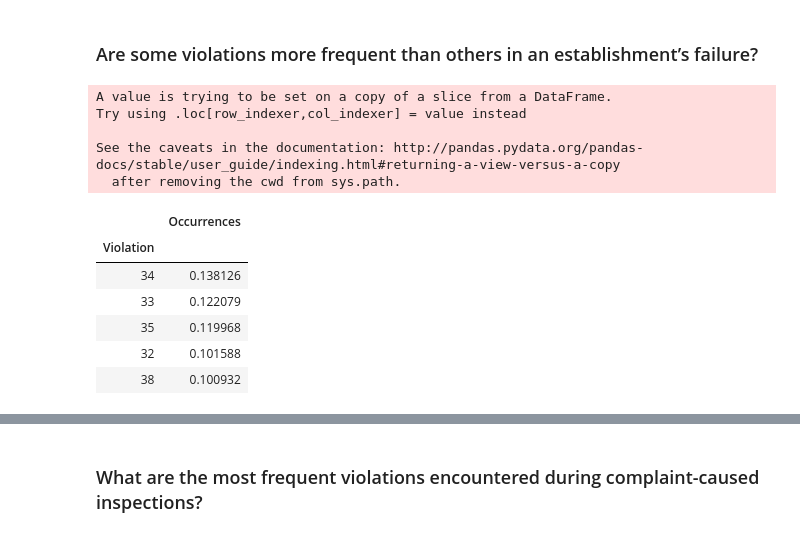
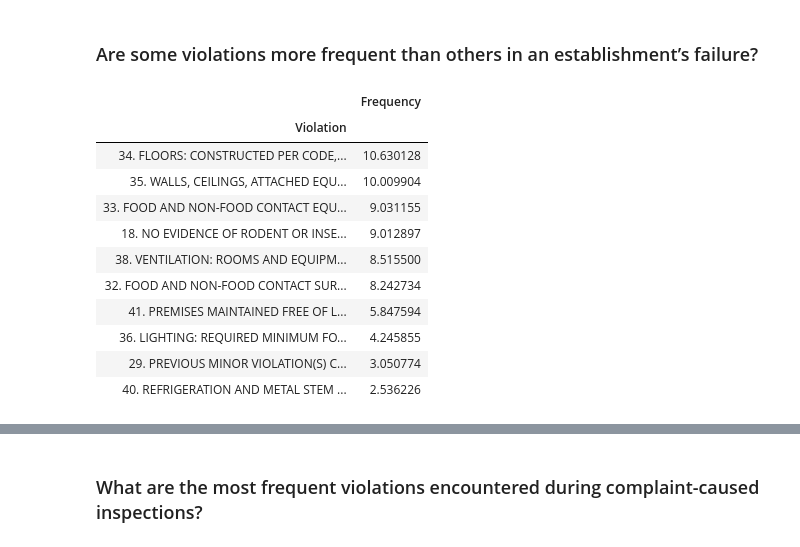
Before and after one commit to Gondolav/ADA-project, a Jupyter notebook: notebook.ipynb, the cells around one changed output, grey strips where cells are left out. Cells and saved outputs as stored; diff of their text form; code cells hidden in the pictures.

```diff
--- a/notebook.ipynb
+++ b/notebook.ipynb
@@ -1293,22 +1240,21 @@ df_violations_freq.head()
 As we could expect from the results of the previous question, the most frequent violations are related to the facilities' neatness and maintenance, especially regarding the floors, the walls and the equipments.
 # %% [markdown]
 ### Are some violations more frequent than others in an establishment’s failure?
-# %%
-df_mask = df['Results'].str.contains('OUT OF BUSINESS')
-df_names = df[df_mask]['DBA Name']
-df_out = df[df['DBA Name'].isin(df_names)]
-df_out = df_out.join(df_violations, how='inner')
-violations_freq(df_out).head()
-# %% [output]
-A value is trying to be set on a copy of a slice from a DataFrame.
-Try using .loc[row_indexer,col_indexer] = value instead
-
-See the caveats in the documentation: http://pandas.pydata.org/pandas-docs/stable/user_guide/indexing.html#returning-a-view-versus-a-copy
-  after removing the cwd from sys.path.
-|  | Occurrences |
-| Violation |  |
-| 34 | 0.138126 |
-| 33 | 0.122079 |
-| 35 | 0.119968 |
-| 32 | 0.101588 |
-| 38 | 0.100932 |
+# %%
+df_out = df[df['Results'] == 'FAIL']
+df_out = df_out.join(df_violations, how='inner')
+df_out_violation_freq = violation_freq(df_out)
+df_out_violation_freq[df_out_violation_freq['Frequency'] > 0].head(10)
+# %% [output]
+|  | Frequency |
+| Violation |  |
+| 34. FLOORS: CONSTRUCTED PER CODE,... | 10.630128 |
+| 35. WALLS, CEILINGS, ATTACHED EQU... | 10.009904 |
+| 33. FOOD AND NON-FOOD CONTACT EQU... | 9.031155 |
+| 18. NO EVIDENCE OF RODENT OR INSE... | 9.012897 |
+| 38. VENTILATION: ROOMS AND EQUIPM... | 8.515500 |
+| 32. FOOD AND NON-FOOD CONTACT SUR... | 8.242734 |
+| 41. PREMISES MAINTAINED FREE OF L... | 5.847594 |
+| 36. LIGHTING: REQUIRED MINIMUM FO... | 4.245855 |
+| 29. PREVIOUS MINOR VIOLATION(S) C... | 3.050774 |
+| 40. REFRIGERATION AND METAL STEM ... | 2.536226 |
```
Also changed, not shown: parts of 37 cells of this notebook.
